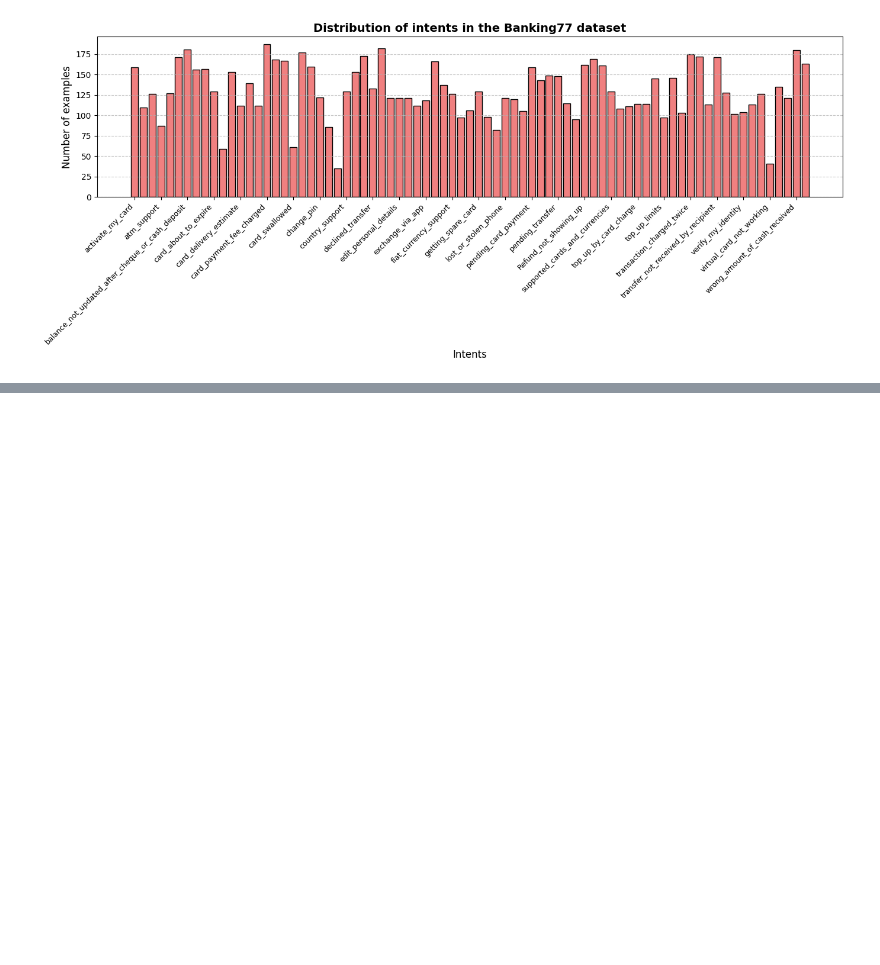
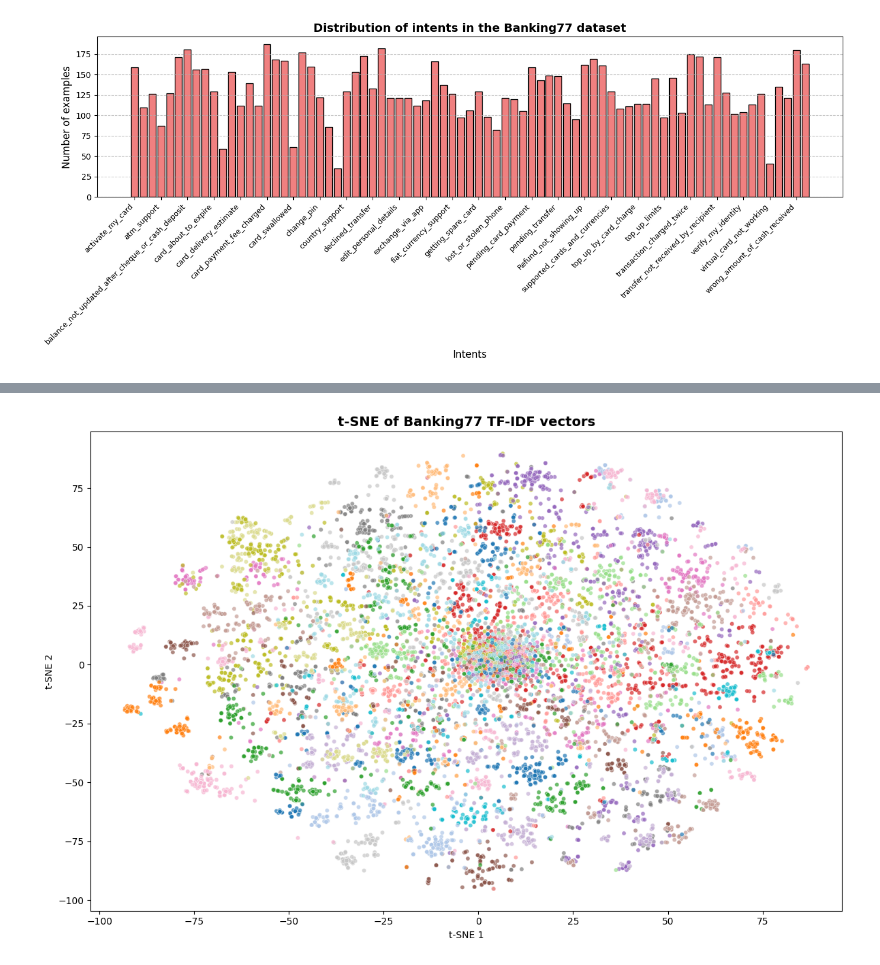
Before and after one commit to kirilltarasov-dev/NLP-Auto-secretary, a Jupyter notebook: notebook/EDA.ipynb, the cells around one changed output, grey strips where cells are left out. Saved outputs shown, nothing was run; the diff lists cells and outputs as text; code cells hidden in the pictures; blank space fills up the shorter version.

```diff
--- a/notebook/EDA.ipynb
+++ b/notebook/EDA.ipynb
@@ -98,0 +227,24 @@ plt.show()
+# %%
+# 5. t-SNE для 2D визуализации документов (классы цветом)
+labels = ds["train"]["label"]
+tsne = TSNE(n_components=2, random_state=42, perplexity=30, n_iter_without_progress=1000, n_jobs=4)
+X_tsne = tsne.fit_transform(X_tfidf.toarray())
+
+plt.figure(figsize=(12, 8))
+sns.scatterplot(
+    x=X_tsne[:, 0],
+    y=X_tsne[:, 1],
+    hue=labels,
+    palette="tab20",
+    legend=False,
+    alpha=0.7,
+    s=20
+)
+
+plt.title("t-SNE of Banking77 TF-IDF vectors", fontsize=8, weight='bold')
+plt.xlabel("t-SNE 1")
+plt.ylabel("t-SNE 2")
+plt.tight_layout()
+plt.show()
+# %% [output]
+[figure, added]
```
Also changed, not shown: parts of 15 cells of this notebook.
